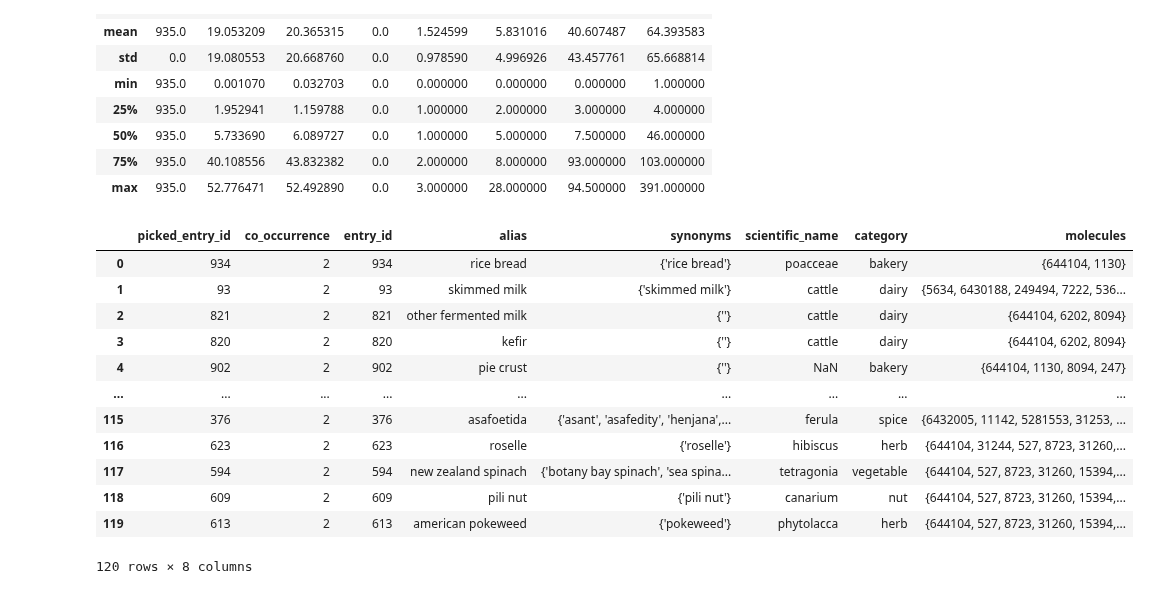
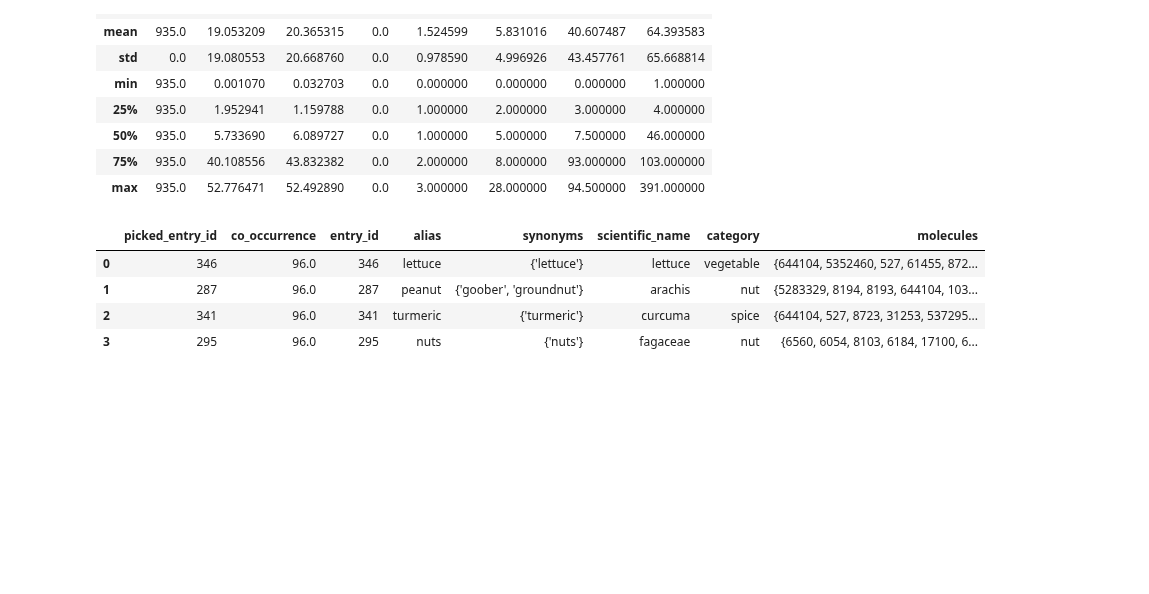
Before and after one commit to MariMurotani/RecipeHack, a Jupyter notebook: jupyter/flavor_db_matrix.ipynb, the cells around one changed output. Saved outputs shown, nothing was run; the diff lists cells and outputs as text; code cells hidden in the pictures; blank space fills up the shorter version.

```diff
--- a/jupyter/flavor_db_matrix.ipynb
+++ b/jupyter/flavor_db_matrix.ipynb
@@ -69,7 +70,11 @@ matrix_df.tail(3)
 # 共起関係を計算
 co_occurrence = matrix_df.T.dot(matrix_df)
 # 統計情報を表示
-co_occurrence.describe().transpose().describe()
+describe = co_occurrence.describe().transpose().describe()
+display_threshold = describe['75%']['mean']
+# トマト用
+display_threshold = 95
+describe
 # %% [output]
 |  | count | mean | std | min | 25% | 50% | 75% | max |
 | count | 935.0 | 935.000000 | 935.000000 | 935.0 | 935.000000 | 935.000000 | 935.000000 | 935.000000 |
@@ -82,36 +87,32 @@ co_occurrence.describe().transpose().describe()
 | max | 935.0 | 52.776471 | 52.492890 | 0.0 | 3.000000 | 28.000000 | 94.500000 | 391.000000 |
 # %%
 # 中心ノードを指定指定して共起関係を作成する
-central_entry_id = 626
+central_entry_id = 364
 
 central_occurrence = co_occurrence[co_occurrence.index == central_entry_id].transpose().sort_values(central_entry_id, ascending=False)
 central_occurrence = central_occurrence[central_occurrence[central_entry_id] > 1]
 central_occurrence = central_occurrence.sort_values(central_entry_id, ascending=False)
+
+# 共起関係が強いものでフィルタ
+central_occurrence = central_occurrence.where(central_occurrence > display_threshold, np.nan)
+central_occurrence = central_occurrence.dropna(how='any')
 
 # flavor_dbはdish以外でフィルタする
 # flavor_dbは程よくフィルタしてみる
 filtered_flavor_db = flavor_db[flavor_db['category'].isin(['dairy', 'nut', 'fluit', 'vegetable', 'spice', 'herb', 'condiment', 'bakery'])]
 
 # マスタと結合する
 pd_picked = pd.DataFrame(central_occurrence)
 pd_picked.reset_index(inplace=True)
 pd_picked.rename(columns={'index': 'picked_entry_id', central_entry_id: 'co_occurrence'}, inplace=True)
 pd_filtered = pd.merge(pd_picked, filtered_flavor_db, left_on='picked_entry_id', right_on='entry_id', how='inner')
 pd_filtered
 # %% [output]
 |  | picked_entry_id | co_occurrence | entry_id | alias | synonyms | scientific_name | category | molecules |
-| 0 | 934 | 2 | 934 | rice bread | {'rice bread'} | poacceae | bakery | {644104, 1130} |
-| 1 | 93 | 2 | 93 | skimmed milk | {'skimmed milk'} | cattle | dairy | {5634, 6430188, 249494, 7222, 536... |
-| 2 | 821 | 2 | 821 | other fermented milk | {''} | cattle | dairy | {644104, 6202, 8094} |
-| 3 | 820 | 2 | 820 | kefir | {''} | cattle | dairy | {644104, 6202, 8094} |
-| 4 | 902 | 2 | 902 | pie crust | {''} | NaN | bakery | {644104, 1130, 8094, 247} |
-| ... | ... | ... | ... | ... | ... | ... | ... | ... |
-| 115 | 376 | 2 | 376 | asafoetida | {'asant', 'asafedity', 'henjana',... | ferula | spice | {6432005, 11142, 5281553, 31253, ... |
-| 116 | 623 | 2 | 623 | roselle | {'roselle'} | hibiscus | herb | {644104, 31244, 527, 8723, 31260,... |
-| 117 | 594 | 2 | 594 | new zealand spinach | {'botany bay spinach', 'sea spina... | tetragonia | vegetable | {644104, 527, 8723, 31260, 15394,... |
-| 118 | 609 | 2 | 609 | pili nut | {'pili nut'} | canarium | nut | {644104, 527, 8723, 31260, 15394,... |
-| 119 | 613 | 2 | 613 | american pokeweed | {'pokeweed'} | phytolacca | herb | {644104, 527, 8723, 31260, 15394,... |
+| 0 | 346 | 96.0 | 346 | lettuce | {'lettuce'} | lettuce | vegetable | {644104, 5352460, 527, 61455, 872... |
+| 1 | 287 | 96.0 | 287 | peanut | {'goober', 'groundnut'} | arachis | nut | {5283329, 8194, 8193, 644104, 103... |
+| 2 | 341 | 96.0 | 341 | turmeric | {'turmeric'} | curcuma | spice | {644104, 527, 8723, 31253, 537295... |
+| 3 | 295 | 96.0 | 295 | nuts | {'nuts'} | fagaceae | nut | {6560, 6054, 8103, 6184, 17100, 6... |
-120 rows × 8 columns
 # %%
 entry_ids = [central_entry_id] + pd_filtered['picked_entry_id'].tolist()
 graph_occurrence = co_occurrence[co_occurrence.index.isin(entry_ids)][entry_ids]
```
Also changed, not shown: parts of 7 cells of this notebook.
